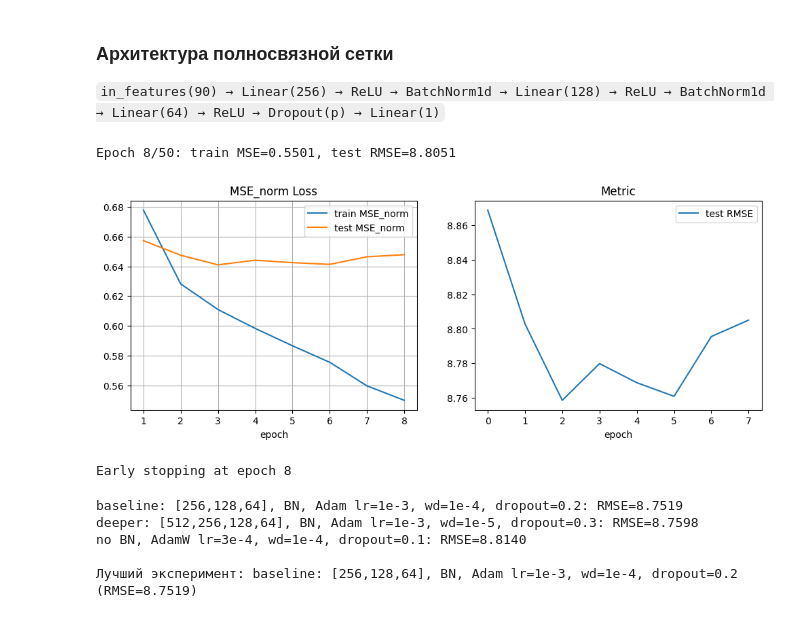
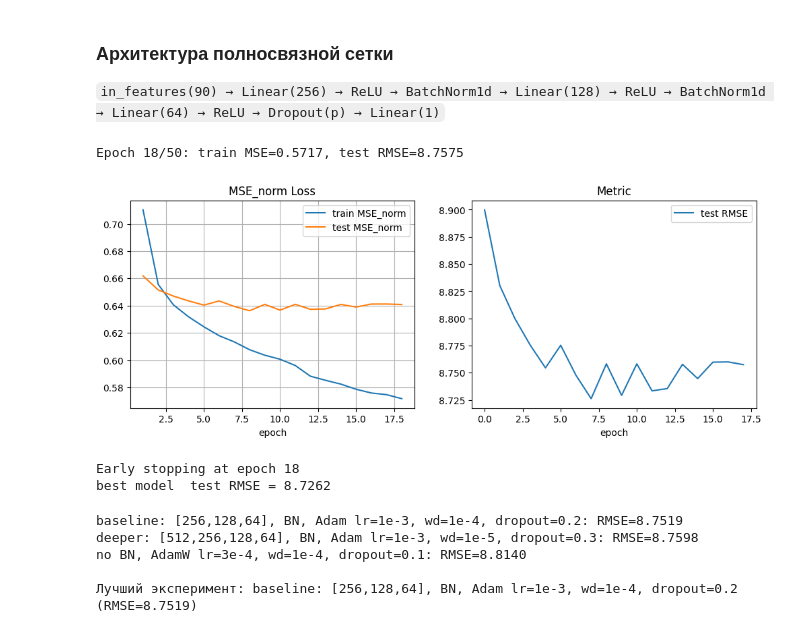
Before and after one commit to denic-t/iad-deep-learning-homework, a Jupyter notebook: hw1/homework_01.ipynb, the cells around one changed output. Cells and saved outputs as stored; diff of their text form; code cells hidden in the pictures.

Commit message:
Побит рекорд RMSE <= 8.75 для задания №2.

```diff
--- a/hw1/homework_01.ipynb
+++ b/hw1/homework_01.ipynb
@@ -296,7 +311,6 @@ class RegressorNet(torch.nn.Module):
     def __init__(self, in_features, dropout=0.3):
         super().__init__()
         self.relu = torch.nn.ReLU()
-
         self.block_1 = torch.nn.Sequential(
             torch.nn.Linear(in_features, out_features=256, bias=False),
             torch.nn.BatchNorm1d(256),
@@ -311,17 +325,18 @@ class RegressorNet(torch.nn.Module):
         )
 
         self.linear_1 = torch.nn.Linear(128, 64)
-        self.dropout = torch.nn.Dropout(p=dropout)
+        self.dropout = torch.nn.Dropout(dropout)
         self.output = torch.nn.Linear(64, 1)
 
     def forward(self, x):
         x = self.block_1(x)
+        x = self.dropout(x)
 
         x = self.block_2(x)
+        x = self.dropout(x)
 
         x = self.relu(self.linear_1(x))
         x = self.dropout(x)
-
         return self.output(x)
 # %%
 from torch.utils.data import DataLoader, TensorDataset
@@ -332,12 +347,12 @@ test_set = TensorDataset(X_test_tensor, y_test_tensor)
 test_loader = DataLoader(test_set, batch_size=512, shuffle=False)
 
 
-model = RegressorNet(in_features=X_train_tensor.shape[1], dropout=0.05).to(device)
+model = RegressorNet(in_features=X_train_tensor.shape[1], dropout=0.15).to(device)
 optimizer = torch.optim.AdamW(model.parameters(), lr=3e-4, weight_decay=1e-3)
 criterion = torch.nn.MSELoss()
 
 scheduler = torch.optim.lr_scheduler.ReduceLROnPlateau(
-    optimizer, mode="min", factor=0.7, patience=2
+    optimizer, mode="min", factor=0.5, patience=2
 )
 # %%
 def train(model, optimizer, criterion, train_loader, test_loader):
@@ -397,7 +412,7 @@ n_epochs = 50
 train_losses, test_losses, test_rmses = [], [], []
 best_rmse = float("inf")
 best_model_state = None # сохранение весов лучшей модели
-early_stopping = 5
+early_stopping = 10
 early_stopping_counter = 0
 for epoch in range(n_epochs):
     # Обучение модели
@@ -419,36 +434,38 @@ for epoch in range(n_epochs):
         best_model_state = model.state_dict()
         early_stopping_counter = 0
     else:
         early_stopping_counter += 1
 
     # Динамическая отрисовка графика
     clear_output(wait=False)
     print(f"Epoch {epoch+1}/{n_epochs}: train MSE={train_loss:.4f}, test RMSE={test_rmse:.4f}")
     plt.figure(figsize=(12, 4))
     plt.subplot(1, 2, 1)
     current_epochs = range(1, len(train_losses) + 1)
     plt.plot(current_epochs, train_losses, label="train MSE_norm")
     plt.plot(current_epochs, test_losses, label="test MSE_norm")
     plt.xlabel("epoch")
     plt.legend()
     plt.title("MSE_norm Loss")
     plt.grid(True)
 
 
     plt.subplot(1, 2, 2)
     plt.plot(test_rmses, label="test RMSE")
     plt.xlabel("epoch"); plt.legend(); plt.title("Metric")
     plt.show()
 
 
     if early_stopping_counter >= early_stopping:
         print(f"Early stopping at epoch {epoch+1}")
         break
 
-    if best_model_state is not None:
-        model.load_state_dict(best_model_state)
-        print(f"best model  test RMSE = {best_rmse:.4f}")
+
+if best_model_state is not None:
+    model.load_state_dict(best_model_state)
+    print(f"best model  test RMSE = {best_rmse:.4f}")
 # %% [output]
-Epoch 8/50: train MSE=0.5501, test RMSE=8.8051
+Epoch 18/50: train MSE=0.5717, test RMSE=8.7575
-[figure, old version]
+[figure, new version]
-Early stopping at epoch 8
+Early stopping at epoch 18
+best model  test RMSE = 8.7262
```
Also changed, not shown: parts of 3 cells of this notebook.
